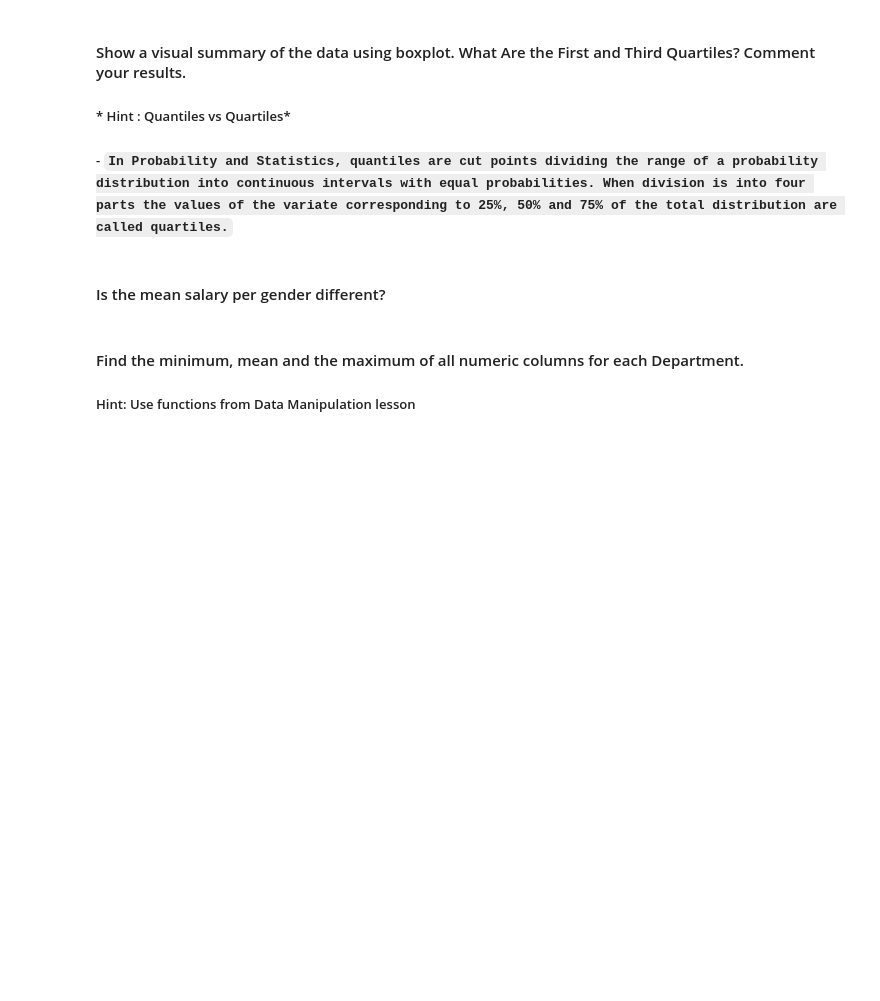
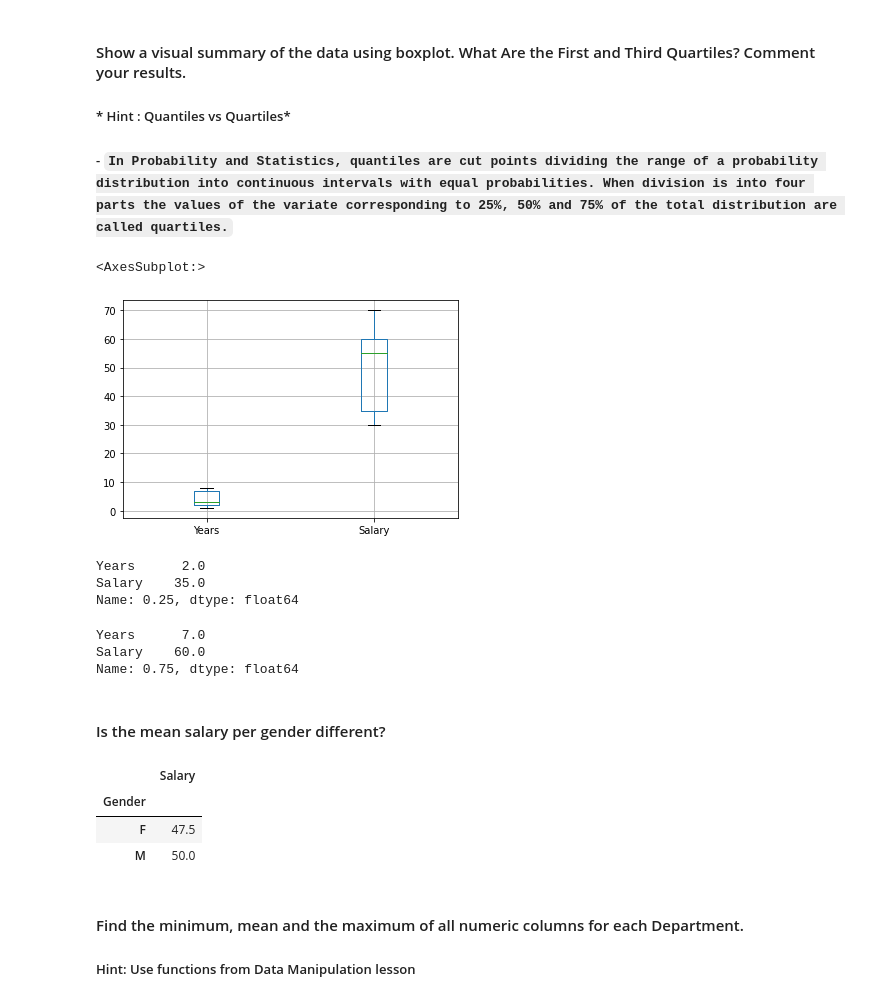
Before and after one commit to ta-data-mexpt/lab-subsetting-and-descriptive-stats, a Jupyter notebook: your-code/main.ipynb, the cells around one changed output. Drawn from its saved outputs; the diff is of its cells as text; code cells hidden in the pictures; blank space fills up the shorter version.

```diff
--- a/your-code/main.ipynb
+++ b/your-code/main.ipynb
@@ -251,14 +270,34 @@ employee[(employee.Title == 'associate')&(employee.Salary > 55)]
 ##### - `In Probability and Statistics, quantiles are cut points dividing the range of a probability distribution into continuous intervals with equal probabilities. When division is into four parts the values of the variate corresponding to 25%, 50% and 75% of the total distribution are called quartiles.`
 # %%
 # draw boxplot here
+employee.boxplot()
+# %% [output]
+<AxesSubplot:>
+[figure, added]
 # %%
 # print first quartile here
+employee.quantile(0.25)
+# %% [output]
+Years      2.0
+Salary    35.0
+Name: 0.25, dtype: float64
 # %%
 # print third quartile here
+employee.quantile(0.75)
+# %% [output]
+Years      7.0
+Salary    60.0
+Name: 0.75, dtype: float64
 # %% [markdown]
 #### Is the mean salary per gender different?
 # %%
 # your answer here
+employee.groupby('Gender').agg({'Salary': 'mean'})
+# %% [output]
+|  | Salary |
+| Gender |  |
+| F | 47.5 |
+| M | 50.0 |
 # %% [markdown]
 #### Find the minimum, mean and the maximum of all numeric columns for each Department.
 
```
Also changed, not shown: parts of 3 cells of this notebook.
